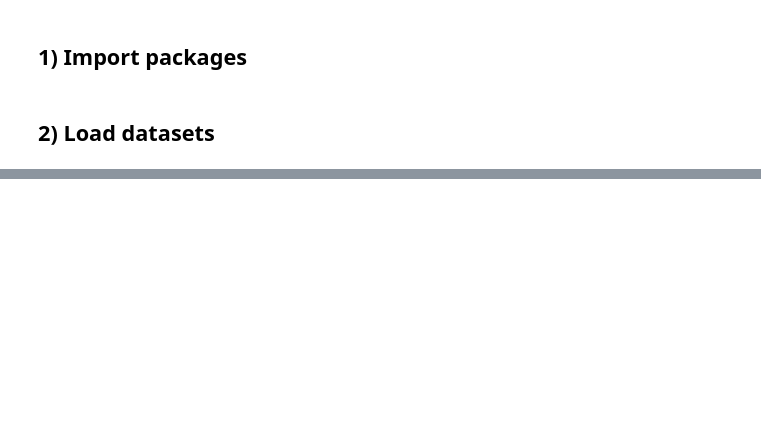
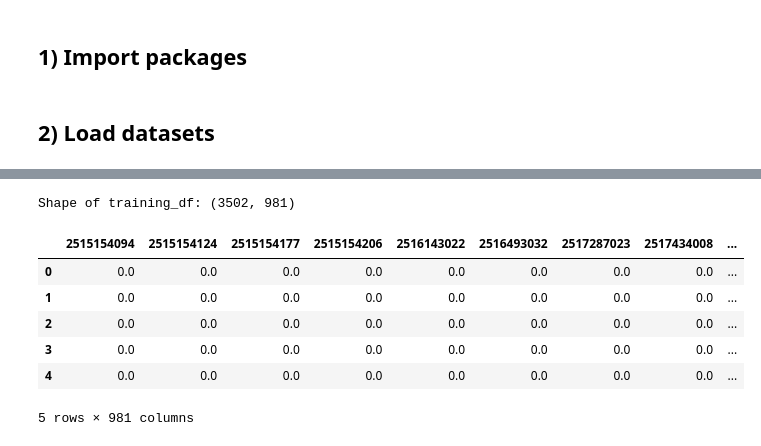
Before and after one commit to Fazel-AVB/NPOmix_python, a Jupyter notebook: ml_methods.ipynb, the cells around one changed output, grey strips where cells are left out. Saved outputs shown, nothing was run; the diff lists cells and outputs as text; code cells hidden in the pictures; blank space fills up the shorter version.

```diff
--- a/ml_methods.ipynb
+++ b/ml_methods.ipynb
@@ -40,11 +46,21 @@ pre_testing_df = pd.read_pickle(os.path.join(output_path, 'pre_testing_df.pkl'))
 # %%
 # # Save the training_df and bgcs_df to files for later use as pickle files
 # training_df.to_pickle(os.path.join(output_path, 'training_df.pkl'))
 # bgcs_df.to_pickle(os.path.join(output_path, 'bgcs_df.pkl'))
 
 # Load the training DataFrame and BGCs from pickle files if needed
 training_df = pd.read_pickle(os.path.join(output_path, 'training_df.pkl'))
-bgcs_df = pd.read_pickle(os.path.join(output_path, 'bgcs_df.pkl'))
+print(f"Shape of training_df: {training_df.shape}")
+training_df.head()
+# %% [output]
+Shape of training_df: (3502, 981)
+|  | 2515154094 | 2515154124 | 2515154177 | 2515154206 | 2516143022 | 2516493032 | 2517287023 | 2517434008 | ... |
+| 0 | 0.0 | 0.0 | 0.0 | 0.0 | 0.0 | 0.0 | 0.0 | 0.0 | ... |
+| 1 | 0.0 | 0.0 | 0.0 | 0.0 | 0.0 | 0.0 | 0.0 | 0.0 | ... |
+| 2 | 0.0 | 0.0 | 0.0 | 0.0 | 0.0 | 0.0 | 0.0 | 0.0 | ... |
+| 3 | 0.0 | 0.0 | 0.0 | 0.0 | 0.0 | 0.0 | 0.0 | 0.0 | ... |
+| 4 | 0.0 | 0.0 | 0.0 | 0.0 | 0.0 | 0.0 | 0.0 | 0.0 | ... |
+5 rows × 981 columns
 # %%
 # # Save the testing_df to a pickle file for later use
 # testing_df.to_pickle(os.path.join(output_path, 'testing_df.pkl'))
```
Also changed, not shown: parts of 25 cells of this notebook, 2 other files.
